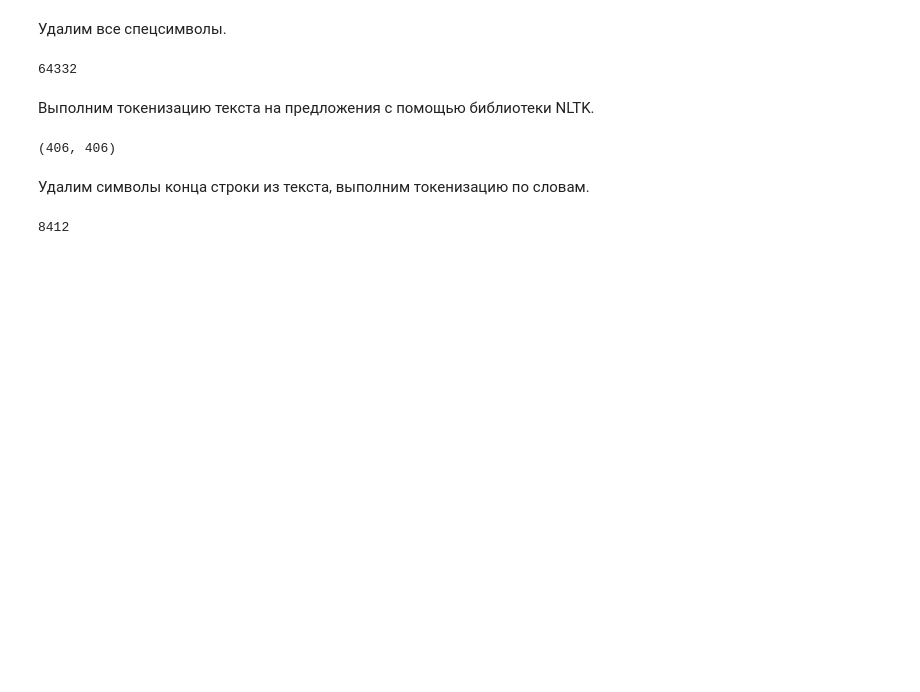
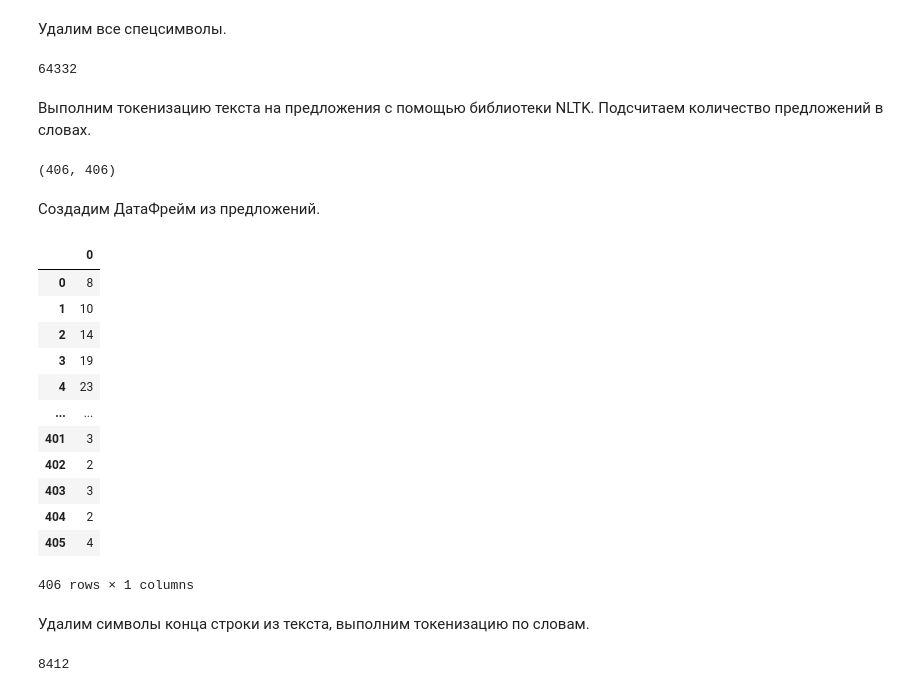
Before and after one commit to TonyRomanovskiy/DS3onl, a Jupyter notebook: Бруцкий-Стемпковский Николай/ДЗ_04_Бруцкий-Стемпковский/text_analys_v.02.ipynb, the cells around one changed output. Cells and saved outputs as stored; diff of their text form; code cells hidden in the pictures; blank space fills up the shorter version.

```diff
--- a/Бруцкий-Стемпковский Николай/ДЗ_04_Бруцкий-Стемпковский/text_analys_v.02.ipynb
+++ b/Бруцкий-Стемпковский Николай/ДЗ_04_Бруцкий-Стемпковский/text_analys_v.02.ipynb
@@ -66,7 +72,7 @@ len(text)
 # %% [output]
 64332
 # %% [markdown]
-Выполним токенизацию текста на предложения с помощью библиотеки NLTK.
+Выполним токенизацию текста на предложения с помощью библиотеки NLTK. Подсчитаем количество предложений в словах.
 # %%
 text_list = nltk.tokenize.sent_tokenize(text)
 number_of_sentence = len(text_list)
@@ -76,6 +82,25 @@ for _ in text_list:
 number_of_sentence, len(list_of_words_in_sentence)
 # %% [output]
 (406, 406)
+# %% [markdown]
+Создадим ДатаФрейм из предложений.
+# %%
+sentence_data_frame = pd.DataFrame(list_of_words_in_sentence)
+sentence_data_frame
+# %% [output]
+|  | 0 |
+| 0 | 8 |
+| 1 | 10 |
+| 2 | 14 |
+| 3 | 19 |
+| 4 | 23 |
+| ... | ... |
+| 401 | 3 |
+| 402 | 2 |
+| 403 | 3 |
+| 404 | 2 |
+| 405 | 4 |
+406 rows × 1 columns
 # %% [markdown]
 Удалим символы конца строки из текста, выполним токенизацию по словам.
 # %%
```
Also changed, not shown: parts of 21 cells of this notebook, 3 other files.
